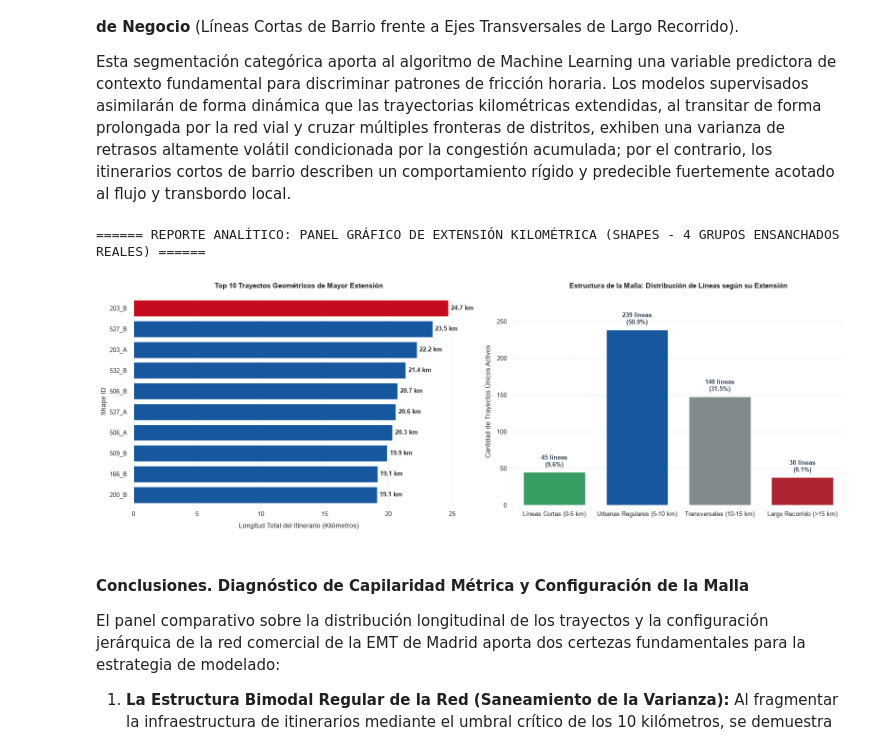
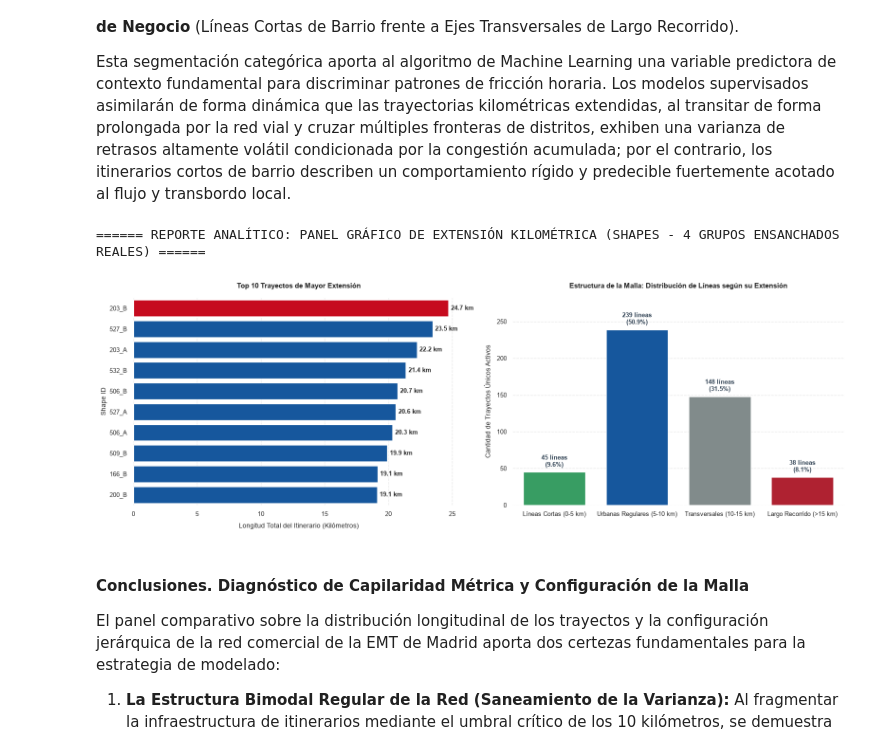
Before and after one commit to HerasDuarte/Proyecto_puntualidad_emt, a Jupyter notebook: notebooks/03_EDA_shapes.ipynb, the cells around one changed output. Saved outputs shown, nothing was run; the diff lists cells and outputs as text; code cells hidden in the pictures.

```diff
--- a/notebooks/03_EDA_shapes.ipynb
+++ b/notebooks/03_EDA_shapes.ipynb
@@ -448,7 +449,7 @@ for patch, label in zip(ax1.patches, ax1.get_yticklabels()):
 for container in ax1.containers:
     ax1.bar_label(container, padding=4, weight='bold', fmt='%.1f km', fontsize=9.5)
 
-ax1.set_title("Top 10 Trayectos Geométricos de Mayor Extensión", fontsize=11, weight='bold', pad=15)
+ax1.set_title("Top 10 Trayectos de Mayor Extensión", fontsize=11, weight='bold', pad=15)
 ax1.set_xlabel("Longitud Total del Itinerario (Kilómetros)", fontsize=10, labelpad=8)
 ax1.set_ylabel("Shape ID", fontsize=10)
 
@@ -481,34 +482,34 @@ for i, bar in enumerate(ax2.patches):
     ax2.text(
         bar.get_x() + bar.get_width()/2,
         bar.get_height() + (df_tramos_shapes['Total Trayectos'].max() * 0.02),
         f"{int(row_tramo['Total Trayectos'])} líneas\n({row_tramo['Porcentaje']:.1f}%)",
         ha='center',
         va='bottom',
         weight='bold',
         fontsize=9.5,
         color='#2C3E50'
     )
 
 ax2.set_title("Estructura de la Malla: Distribución de Líneas según su Extensión", fontsize=11, weight='bold', pad=15)
 ax2.set_xlabel("")
 ax2.set_ylabel("Cantidad de Trayectos Únicos Activos", fontsize=10, labelpad=8)
 ax2.set_ylim(0, df_tramos_shapes['Total Trayectos'].max() * 1.18)
 
 # Limpieza y desojo de bordes para acabado de visualización ejecutiva descansada
 for ax_canvas in [ax1, ax2]:
     ax_canvas.tick_params(axis='both', labelsize=9.5)
     sns.despine(ax=ax_canvas, top=True, right=True, left=True, bottom=True)
 
 ax1.xaxis.grid(True)
 ax1.yaxis.grid(False)
 ax2.xaxis.grid(False)
 ax2.yaxis.grid(True)
 
 plt.tight_layout()
 plt.show()
 # %% [output]
 ====== REPORTE ANALÍTICO: PANEL GRÁFICO DE EXTENSIÓN KILOMÉTRICA (SHAPES - 4 GRUPOS ENSANCHADOS REALES) ======
-[figure, old version]
+[figure, new version]
 # %% [markdown]
 #### Conclusiones. Diagnóstico de Capilaridad Métrica y Configuración de la Malla
 
```
Also changed, not shown: parts of 4 cells of this notebook, 3 other files.
